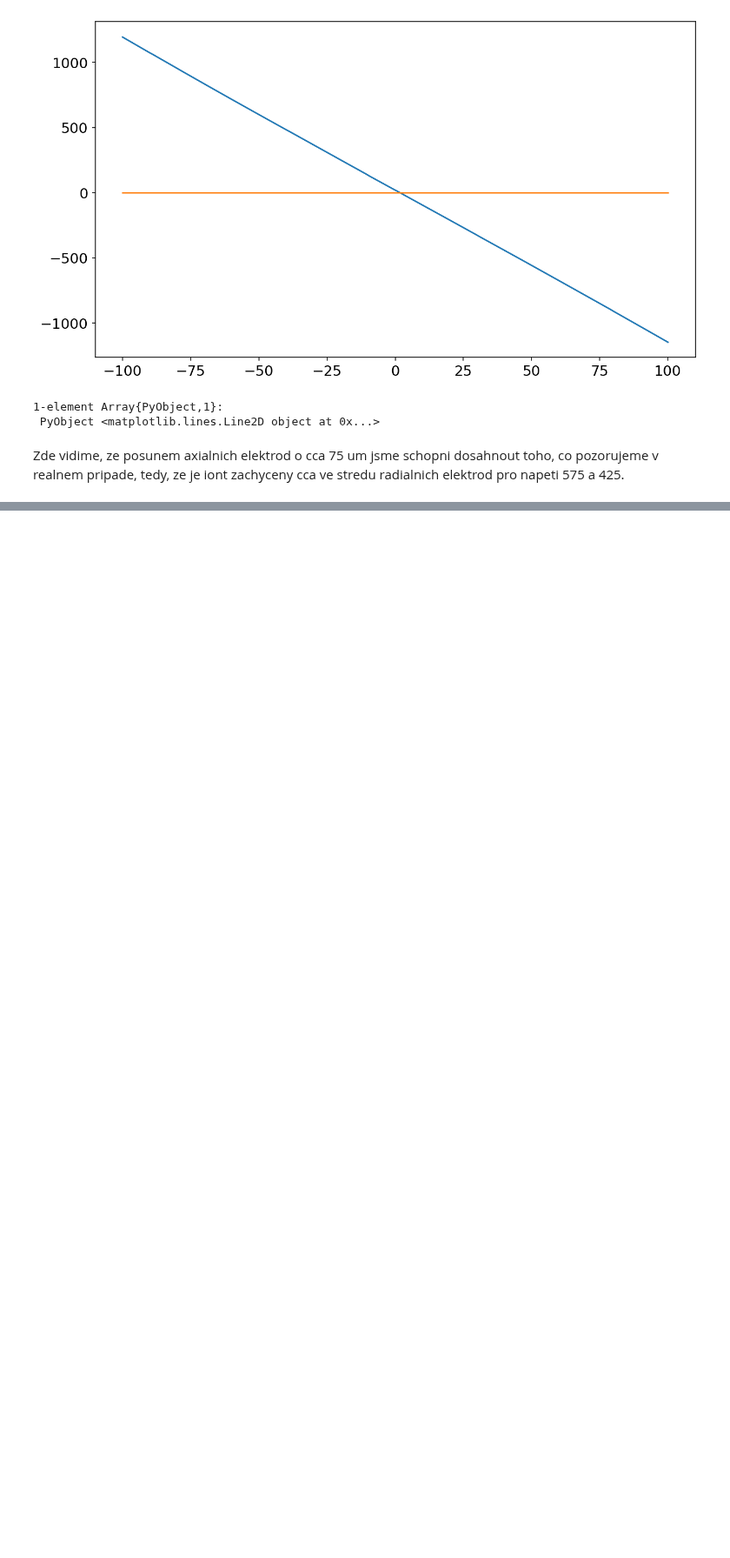
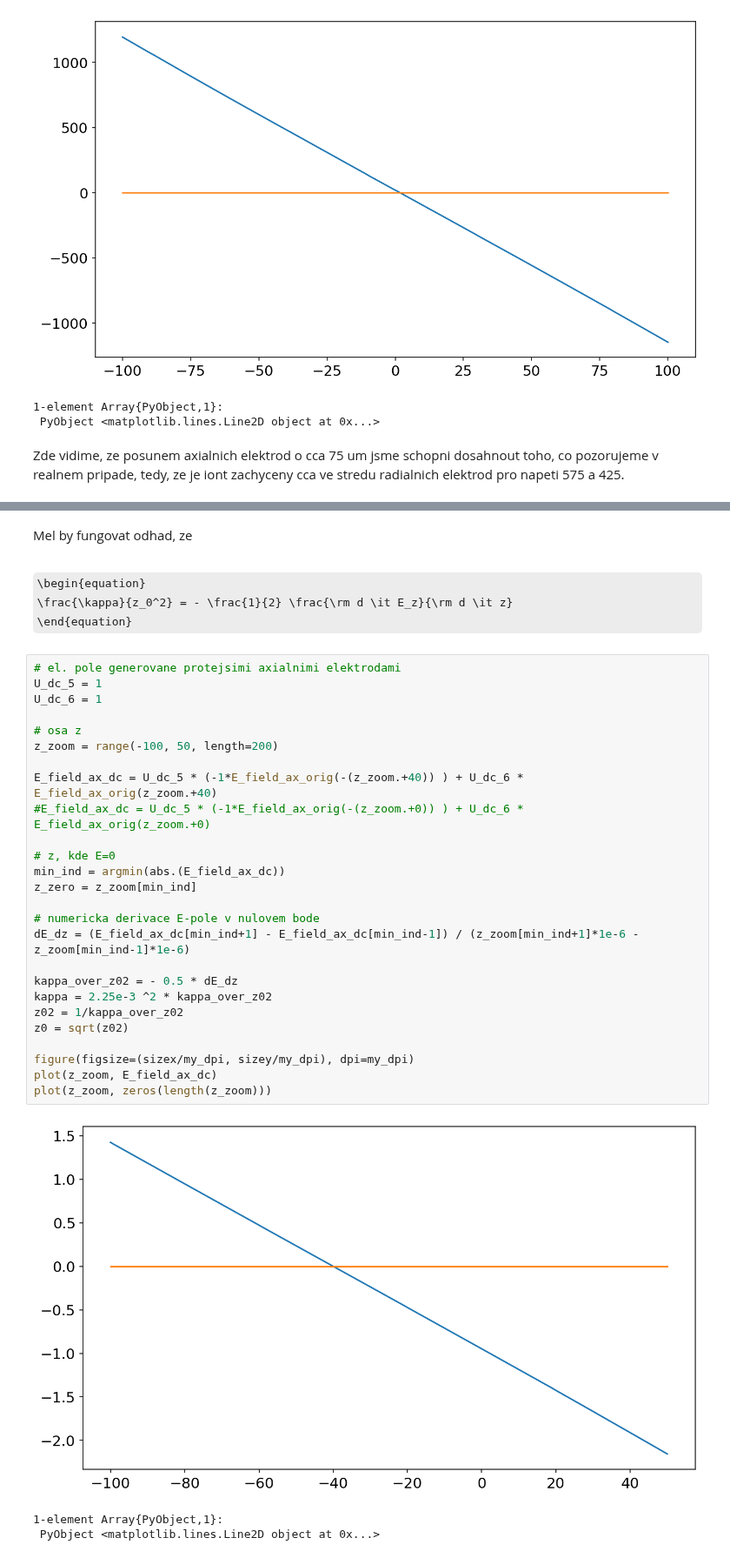
Before and after one commit to dvadlejch/Julia_vypocty_diplomka, a Jupyter notebook: axial_E_field/axial_pos_analyse.ipynb, the cells around one changed output, grey strips where cells are left out. Shown at 87% size. Saved outputs shown, nothing was run; the diff lists cells and outputs as text; some formulas as TeX source; blank space fills up the shorter version.

```diff
--- a/axial_E_field/axial_pos_analyse.ipynb
+++ b/axial_E_field/axial_pos_analyse.ipynb
@@ -197,0 +200,36 @@ Zde vidime, ze posunem axialnich elektrod o cca 75 um jsme schopni dosahnout toh
+# %% [markdown]
+Mel by fungovat odhad, ze
+# %% [markdown]
+\begin{equation}
+    \frac{\kappa}{z_0^2} = - \frac{1}{2} \frac{\rm d \it E_z}{\rm d \it z}
+\end{equation}
+# %%
+# el. pole generovane protejsimi axialnimi elektrodami
+U_dc_5 = 1
+U_dc_6 = 1
+
+# osa z
+z_zoom = range(-100, 50, length=200)
+
+E_field_ax_dc = U_dc_5 * (-1*E_field_ax_orig(-(z_zoom.+40)) ) + U_dc_6 * E_field_ax_orig(z_zoom.+40)
+#E_field_ax_dc = U_dc_5 * (-1*E_field_ax_orig(-(z_zoom.+0)) ) + U_dc_6 * E_field_ax_orig(z_zoom.+0)
+
+# z, kde E=0
+min_ind = argmin(abs.(E_field_ax_dc))
+z_zero = z_zoom[min_ind]
+
+# numericka derivace E-pole v nulovem bode
+dE_dz = (E_field_ax_dc[min_ind+1] - E_field_ax_dc[min_ind-1]) / (z_zoom[min_ind+1]*1e-6 - z_zoom[min_ind-1]*1e-6)
+
+kappa_over_z02 = - 0.5 * dE_dz
+kappa = 2.25e-3 ^2 * kappa_over_z02
+z02 = 1/kappa_over_z02
+z0 = sqrt(z02)
+
+figure(figsize=(sizex/my_dpi, sizey/my_dpi), dpi=my_dpi)
+plot(z_zoom, E_field_ax_dc)
+plot(z_zoom, zeros(length(z_zoom)))
+# %% [output]
+[figure, added]
+1-element Array{PyObject,1}:
+ PyObject <matplotlib.lines.Line2D object at 0x...>
```
Also changed, not shown: parts of 3 cells of this notebook, 11 other files.
